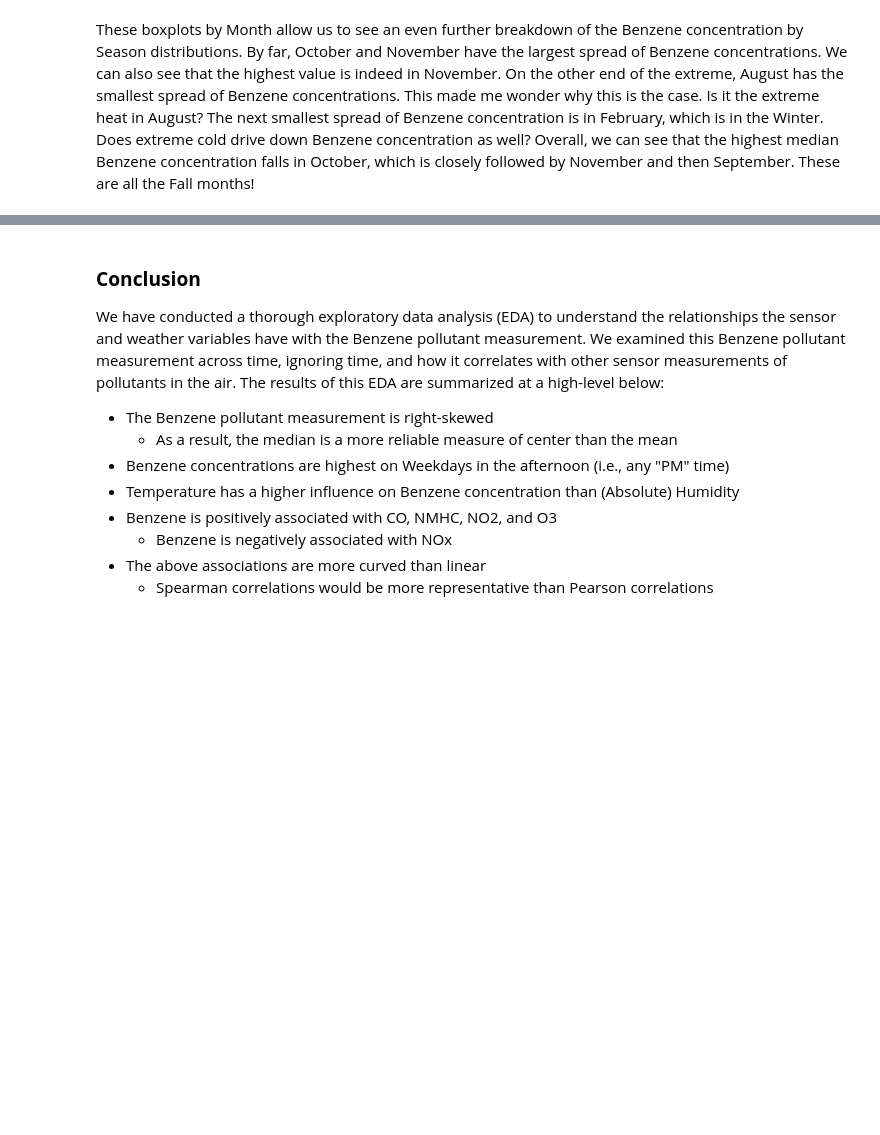
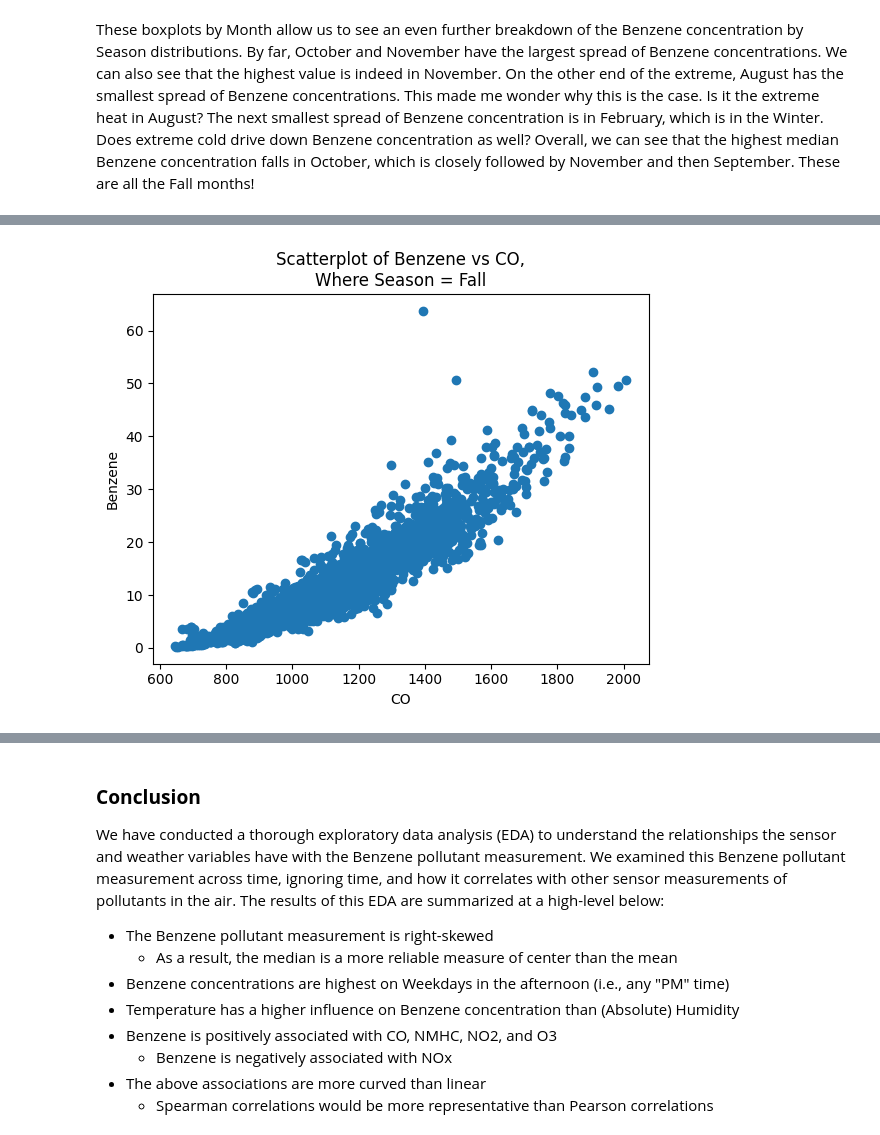
Before and after one commit to plindma/ST-554-Project1, a Jupyter notebook: Task2/ST554Project1Task2_Loring.ipynb, the cells around one changed output, grey strips where cells are left out. Drawn from its saved outputs; the diff is of its cells as text; code cells hidden in the pictures; blank space fills up the shorter version.

Commit message:
Started adding in some additional analysis that focuses on correlations that include time periods. Will finish tonight.

```diff
--- a/Task2/ST554Project1Task2_Loring.ipynb
+++ b/Task2/ST554Project1Task2_Loring.ipynb
@@ -455,0 +518,43 @@ These boxplots by Month allow us to see an even further breakdown of the Benzene
+# %%
+# assumes numpy, pandas, and matplotlib are already imported in -- if not, import them!
+def scatter_plot_time(szn_or_mo_nm: str, x_var: str, y_var: str):
+
+    """
+    This function creates a scatterplot from the air_qual_sub dataset to assist with visually seeing the results
+    of correlations. It further subsets the air_qual_sub dataset based on the user's selection of a month or season.
+
+    szn_or_mo_nm = a specified season OR month name from the air_qual_sub dataset that will
+                      further subset the results based on this selection
+    x_var = a numeric variable from the air_qual_sub dataset that will go on the x-axis
+    y_var = a numeric variable from the air_qual_sub dataset that will go on the y-axis
+
+    Returns a scatterplot featuring x_var and y_var, filtered by szn_or_mo_nm.
+    """
+
+    if szn_or_mo_nm not in ["January", "February", "March", "April", "May", "June", "July", "August", "September",
+                            "October", "November", "December", "Winter", "Spring", "Summer", "Fall"]:
+        raise Exception("Invalid season or month name. Please try again with a full month name or season in propcase format.")
+
+    if (x_var and y_var) not in ["CO", "Benzene", "NMHC", "NOx", "NO2", "O3", "Temperature", "Rel_Humid", "Abs_Humid"]:
+        raise Exception("Invalid input to x_var and/or y_var. Please try again with numeric variables.")
+
+    if szn_or_mo_nm in ["Winter", "Spring", "Summer", "Fall"]:
+        plt.scatter(air_qual_sub.loc[air_qual_sub["Season"] == szn_or_mo_nm][x_var],
+                    air_qual_sub.loc[air_qual_sub["Season"] == szn_or_mo_nm][y_var])
+        plt.title('Scatterplot of ' + y_var + ' vs ' + x_var + ',\n'
+                  'Where Season = ' + szn_or_mo_nm)
+        plt.xlabel(x_var)
+        plt.ylabel(y_var)
+
+    if szn_or_mo_nm in ["January", "February", "March", "April", "May", "June", "July", "August", "September",
+                        "October", "November", "December"]:
+        plt.scatter(air_qual_sub.loc[air_qual_sub["Month_Name"] == szn_or_mo_nm][x_var],
+                    air_qual_sub.loc[air_qual_sub["Month_Name"] == szn_or_mo_nm][y_var])
+        plt.title('Scatterplot of ' + y_var + ' vs ' + x_var + ',\n'
+                  'Where Month = ' + szn_or_mo_nm)
+        plt.xlabel(x_var)
+        plt.ylabel(y_var)
+# %%
+scatter_plot_time("Fall", "CO", "Benzene")
+# %% [output]
+[figure, added]
```
Also changed, not shown: parts of 10 cells of this notebook.
